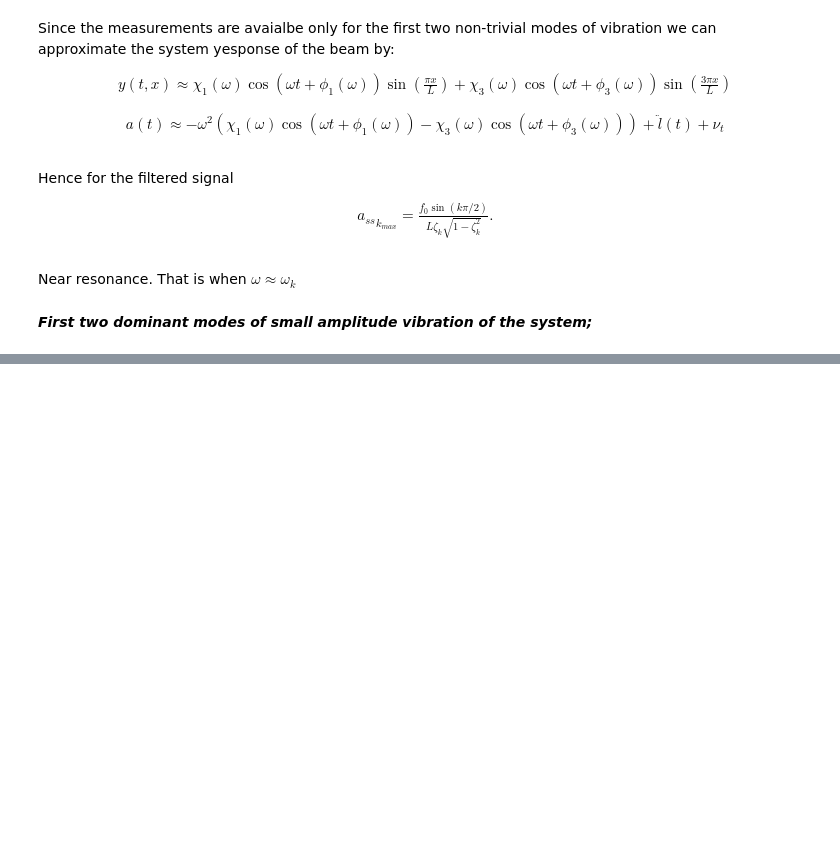
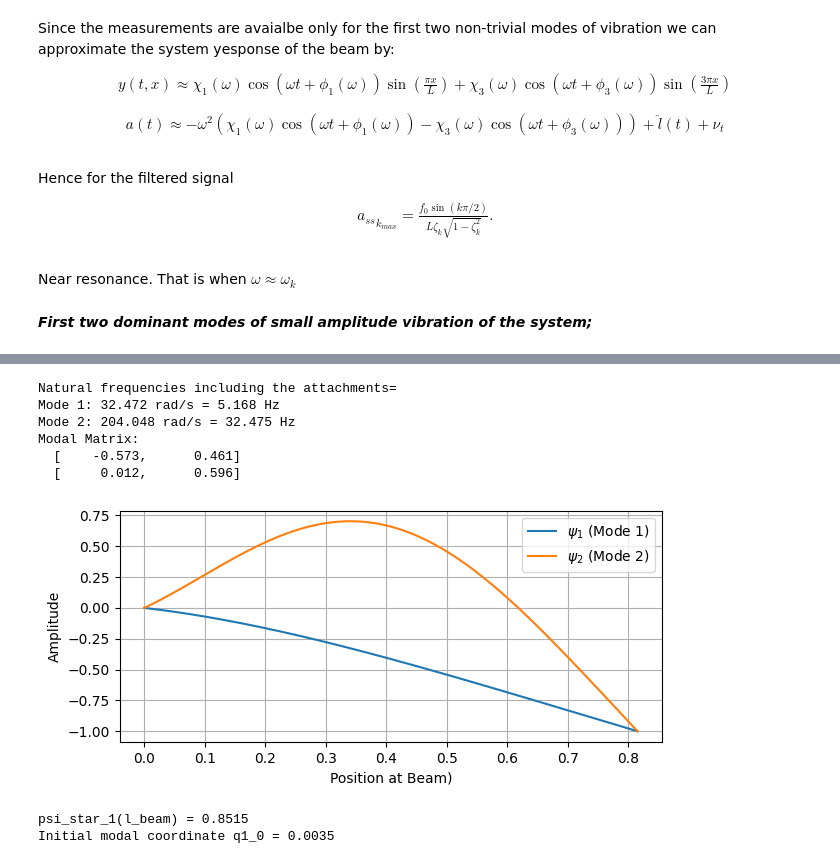
Before and after one commit to Alokathilakarathna/ME422_B3, a Jupyter notebook: Vibration Lab/e20387.ipynb, the cells around one changed output, grey strips where cells are left out. Saved outputs shown, nothing was run; the diff lists cells and outputs as text; code cells hidden in the pictures; blank space fills up the shorter version.

```diff
--- a/Vibration Lab/e20387.ipynb
+++ b/Vibration Lab/e20387.ipynb
@@ -160,0 +356,76 @@ plot_fft(fs,a_vals)
+# %%
+#Natural frequencies for full system
+M = M_beam + M_spring + M_damper + M_exciter
+K = K_beam
+
+eigvals, eigvecs = eigh(K, M)
+omega_n = np.sqrt(eigvals)
+
+print("Natural frequencies including the attachments=")
+for i, w in enumerate(omega_n, 1):
+    print(f"Mode {i}: {w:.3f} rad/s = {w/(2*np.pi):.3f} Hz")
+
+Phi = eigvecs
+print_matrix("Modal Matrix", Phi)
+# %% [output]
+Natural frequencies including the attachments=
+Mode 1: 32.472 rad/s = 5.168 Hz
+Mode 2: 204.048 rad/s = 32.475 Hz
+Modal Matrix:
+  [    -0.573,      0.461]
+  [     0.012,      0.596]
+# %%
+#Modes Shapes of the Beam
+x = np.linspace(0, l_beam, 1000)
+
+psi1 = psi(x, beta1, l_beam, E*I, k_theta)
+psi2 = psi(x, beta2, l_beam, E*I, k_theta)
+
+psi1_norm = psi1 / np.max(np.abs(psi1))
+psi2_norm = psi2 / np.max(np.abs(psi2))
+
+plt.figure(figsize=(7, 3))
+plt.plot(x, psi1_norm, label=r'$\psi_1$ (Mode 1)')
+plt.plot(x, psi2_norm, label=r'$\psi_2$ (Mode 2)')
+
+plt.xlabel('Position at Beam)')
+plt.ylabel('Amplitude')
+plt.grid(True)
+plt.legend()
+plt.show()
+# %% [output]
+[figure, added]
+# %%
+y_o = 0.003
+phi11 = Phi[0, 0]
+phi12 = Phi[0, 1]
+phi21 = Phi[1, 0]
+phi22 = Phi[1, 1]
+
+#Mode Shape for Complete System
+def psi_star_1(x):
+    return phi11 * psi(x, beta1, l_beam, E*I, k_theta) + \
+           phi21 * psi(x, beta2, l_beam, E*I, k_theta)
+
+def psi_star_2(x):
+    return phi12 * psi(x, beta1, l_beam, E*I, k_theta) + \
+           phi22 * psi(x, beta2, l_beam, E*I, k_theta)
+
+psi_star_1_l_beam = psi_star_1(l_beam)
+print(f"psi_star_1(l_beam) = {psi_star_1_l_beam:.4f}")
+
+q1_0 = y_o / psi_star_1_l_beam
+print(f"Initial modal coordinate q1_0 = {q1_0:.4f}")
+
+#Diagonalised Matrices
+M_m = Phi.T @ M @ Phi
+K_m = Phi.T @ K @ Phi
+
+zeta1 = 0.008
+zeta2 = 0.05
+beta = 2 * zeta1 / omega_n[0]
+
+C_m = beta * K_m
+# %% [output]
+psi_star_1(l_beam) = 0.8515
+Initial modal coordinate q1_0 = 0.0035
```
Also changed, not shown: parts of 16 cells of this notebook.
